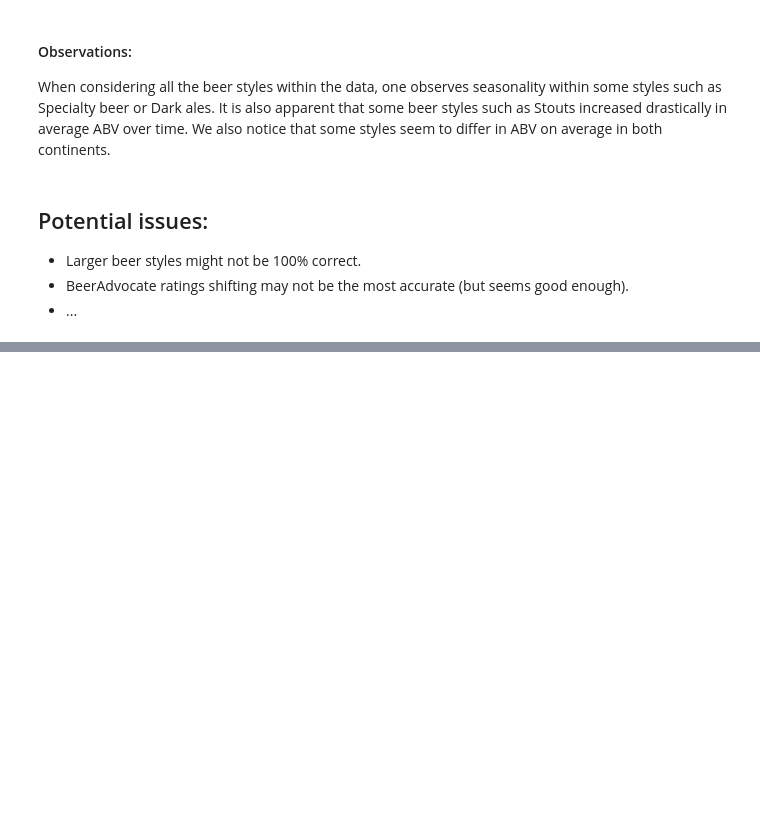
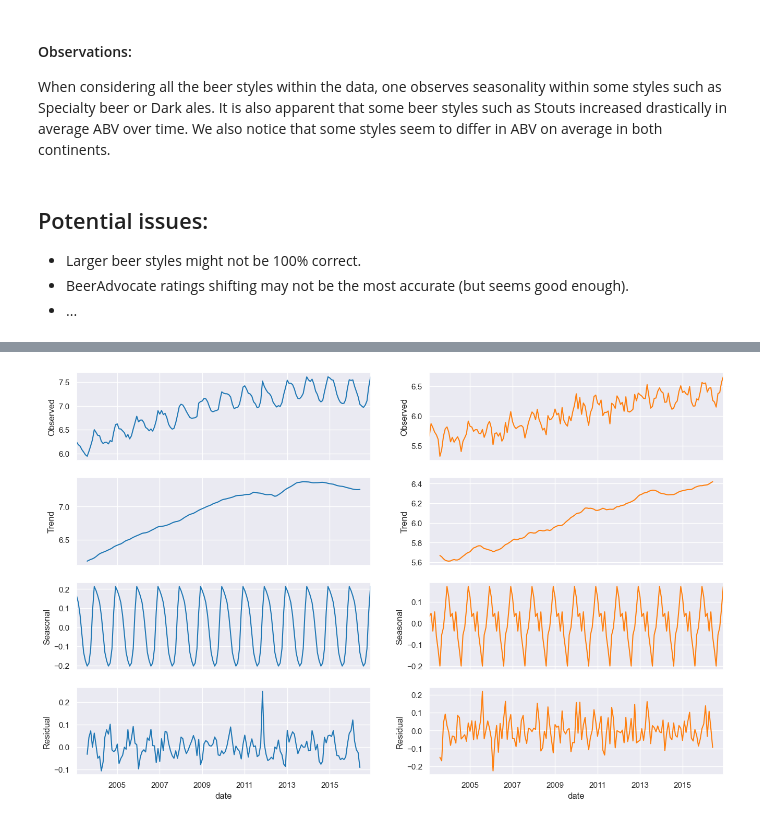
Before and after one commit to epfl-ada/ada-2023-project-welovepandas, a Jupyter notebook: p3_notebook.ipynb, the cells around one changed output, grey strips where cells are left out. Saved outputs shown, nothing was run; the diff lists cells and outputs as text; code cells hidden in the pictures; blank space fills up the shorter version.

```diff
--- a/p3_notebook.ipynb
+++ b/p3_notebook.ipynb
@@ -663,0 +717,26 @@ We also notice that some styles seem to differ in ABV on average in both contine
+# %%
+# Decompose the time series into trend, seasonality and residuals
+res_EU = sm.tsa.seasonal_decompose(EU_monthly['abv'])
+res_NA = sm.tsa.seasonal_decompose(NA_monthly['abv'])
+def plotseasonal(res, axes, color):
+    """""
+    Plot the seasonal component of the decomposition manually because res.plot() does not have a subplots option.
+    :param res: statsmodels.tsa.seasonal.DecomposeResult
+    :param axes: list of matplotlib.axes.Axes
+    :param color: color string
+    :return: None
+    """""
+    res.observed.plot(ax=axes[0], legend=False, color=color)
+    axes[0].set_ylabel('Observed')
+    res.trend.plot(ax=axes[1], legend=False, color=color)
+    axes[1].set_ylabel('Trend')
+    res.seasonal.plot(ax=axes[2], legend=False, color=color)
+    axes[2].set_ylabel('Seasonal')
+    res.resid.plot(ax=axes[3], legend=False, color=color)
+    axes[3].set_ylabel('Residual')
+
+fig, axes = plt.subplots(4, 2, sharex=True, figsize=(16, 10))
+plotseasonal(res_NA, axes[:,0], color='tab:blue')
+plotseasonal(res_EU, axes[:,1], color='tab:orange')
+# %% [output]
+[figure, added]
```
Also changed, not shown: parts of 50 cells of this notebook.
